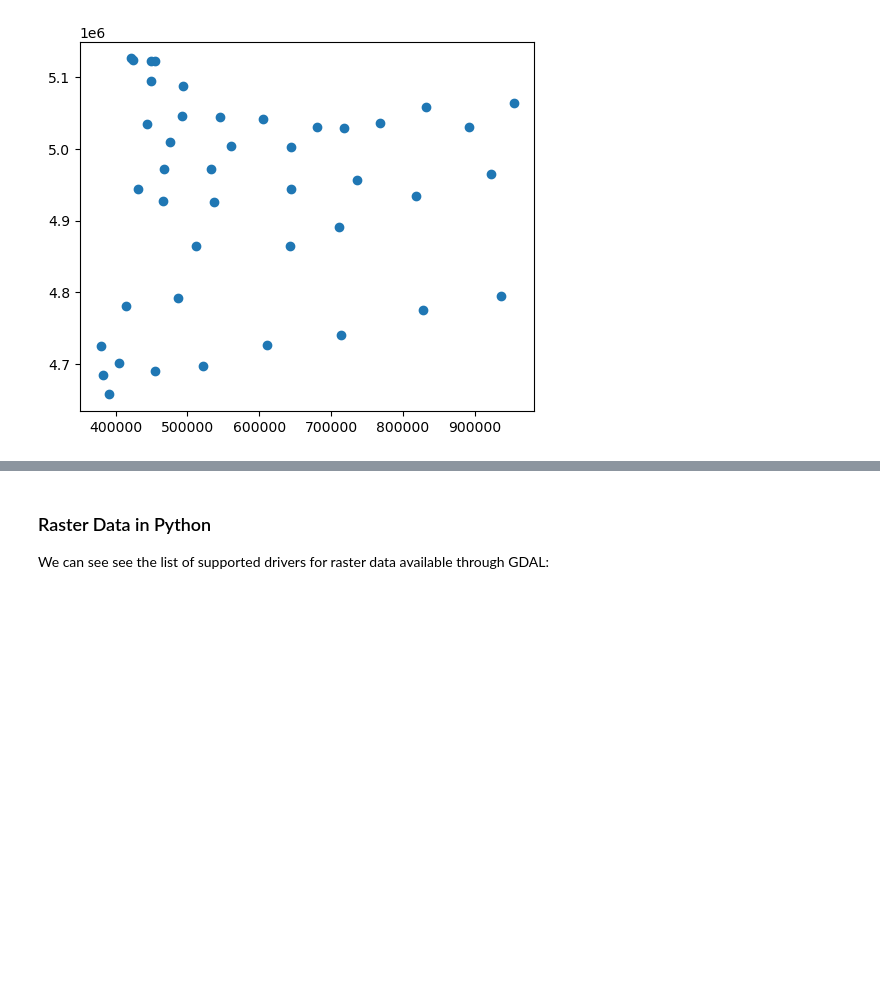
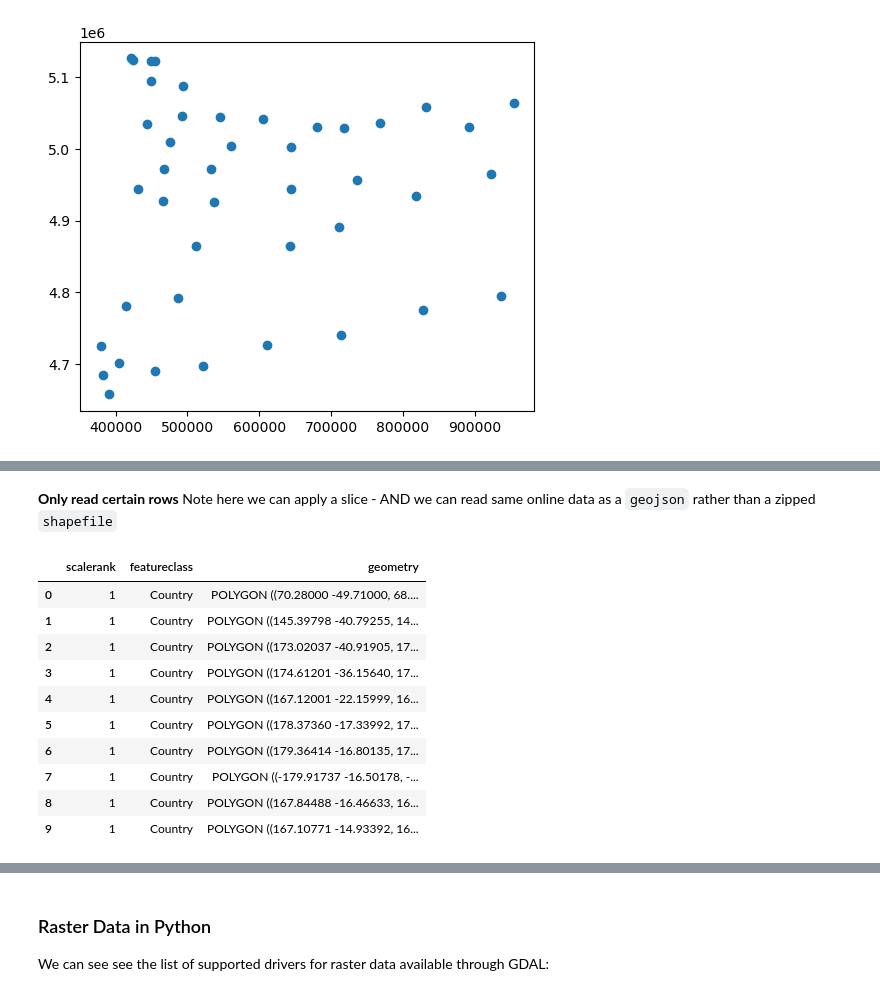
Before and after one commit to mhweber/ICRW8_Geospatial_Workshop, a Jupyter notebook: Slides.ipynb, the cells around one changed output, grey strips where cells are left out. Saved outputs shown, nothing was run; the diff lists cells and outputs as text; code cells hidden in the pictures; blank space fills up the shorter version.

```diff
--- a/Slides.ipynb
+++ b/Slides.ipynb
@@ -223,0 +317,19 @@ pts.plot()
+# %% [markdown]
+**Only read certain rows**
+Note here we can apply a slice - AND we can read same online data as a `geojson` rather than a zipped `shapefile`
+# %%
+url = "http://d2ad6b4ur7yvpq.cloudfront.net/naturalearth-3.3.0/ne_110m_land.geojson"
+df = gp.read_file(url,rows=slice(10, 20))
+df
+# %% [output]
+|  | scalerank | featureclass | geometry |
+| 0 | 1 | Country | POLYGON ((70.28000 -49.71000, 68.... |
+| 1 | 1 | Country | POLYGON ((145.39798 -40.79255, 14... |
+| 2 | 1 | Country | POLYGON ((173.02037 -40.91905, 17... |
+| 3 | 1 | Country | POLYGON ((174.61201 -36.15640, 17... |
+| 4 | 1 | Country | POLYGON ((167.12001 -22.15999, 16... |
+| 5 | 1 | Country | POLYGON ((178.37360 -17.33992, 17... |
+| 6 | 1 | Country | POLYGON ((179.36414 -16.80135, 17... |
+| 7 | 1 | Country | POLYGON ((-179.91737 -16.50178, -... |
+| 8 | 1 | Country | POLYGON ((167.84488 -16.46633, 16... |
+| 9 | 1 | Country | POLYGON ((167.10771 -14.93392, 16... |
```
Also changed, not shown: parts of 18 cells of this notebook, 2 other files.
